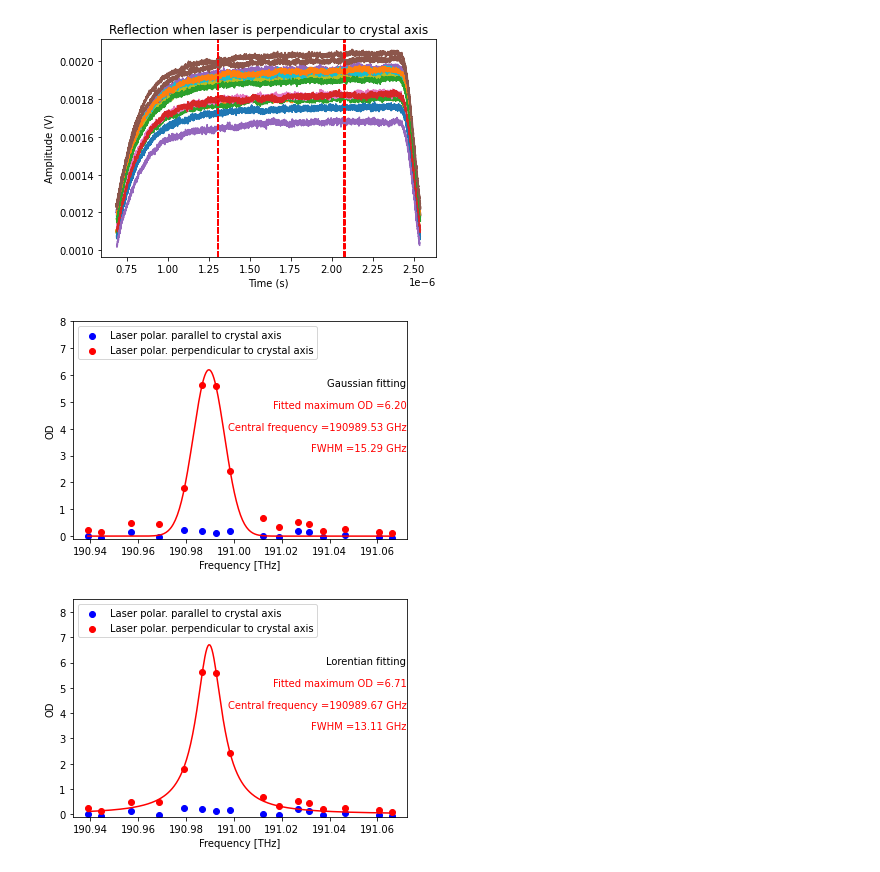
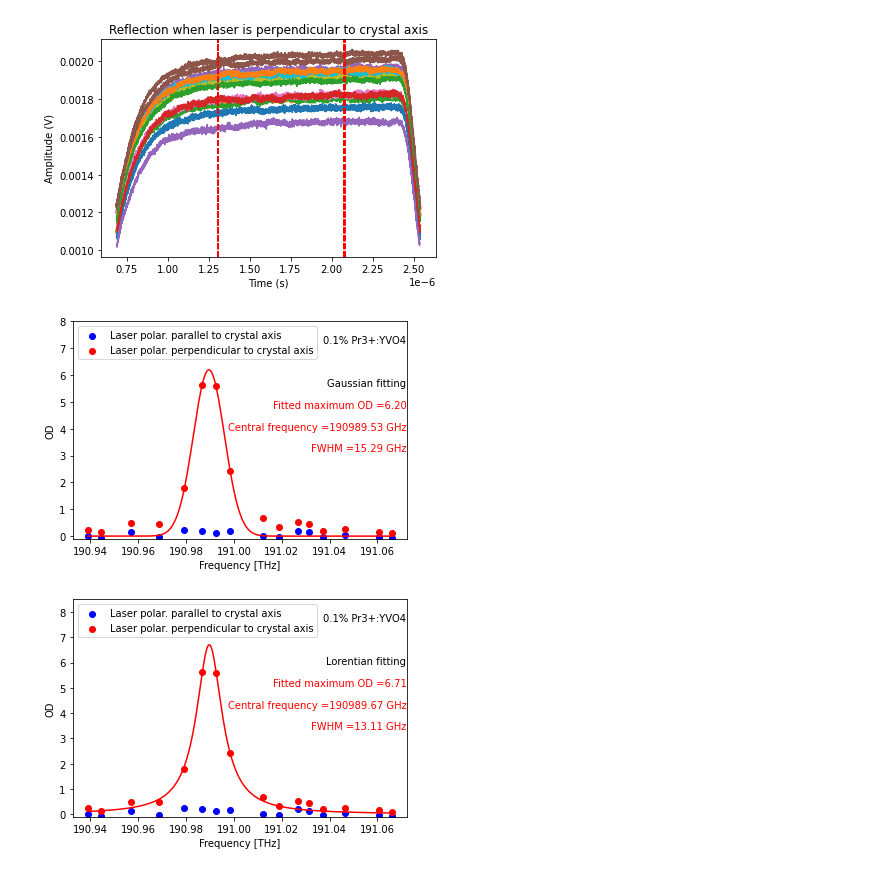
Before and after one commit to JUOM2016/Quick_cal_and_plotting, a Jupyter notebook: absorption_using_SM_laser.ipynb, the cells around one changed output. Saved outputs shown, nothing was run; the diff lists cells and outputs as text; code cells hidden in the pictures.

```diff
--- a/absorption_using_SM_laser.ipynb
+++ b/absorption_using_SM_laser.ipynb
@@ -214,34 +213,40 @@ ax.scatter(freq,OD_parallel,color='b', label='Laser polar. parallel to crystal a
 ax.scatter(freq,OD_perpendicular,color='r', label='Laser polar. perpendicular to crystal axis')
 ax.legend(loc='upper left')
 ax.set_ylim(-0.1,8)
 ax.set_xlabel('Frequency [THz]')
 ax.set_ylabel('OD')
 ax.annotate('FWHM ='+"{:.2f}".format(FWHM)+' GHz',
             xy=(1.057, 0.3), xycoords='axes fraction',
             xytext=(-20, 20), textcoords='offset pixels',
             horizontalalignment='right',
             verticalalignment='bottom',color='r')
 fig.patch.set_facecolor('white')
 ax.annotate('Central frequency ='+"{:.2f}".format(fit[1]*1000)+' GHz',
             xy=(1.057, 0.4), xycoords='axes fraction',
             xytext=(-20, 20), textcoords='offset pixels',
             horizontalalignment='right',
             verticalalignment='bottom',color='r')
 fig.patch.set_facecolor('white')
 ax.annotate('Fitted maximum OD ='+"{:.2f}".format(fit[0]),
             xy=(1.057, 0.5), xycoords='axes fraction',
             xytext=(-20, 20), textcoords='offset pixels',
             horizontalalignment='right',
             verticalalignment='bottom',color='r')
 fig.patch.set_facecolor('white')
 ax.annotate('Gaussian fitting',
             xy=(1.057, 0.6), xycoords='axes fraction',
             xytext=(-20, 20), textcoords='offset pixels',
             horizontalalignment='right',
             verticalalignment='bottom',color='k')
 fig.patch.set_facecolor('white')
+ax.annotate('0.1% Pr3+:YVO4',
+            xy=(1.057, 0.8), xycoords='axes fraction',
+            xytext=(-20, 20), textcoords='offset pixels',
+            horizontalalignment='right',
+            verticalalignment='bottom',color='k')
+fig.patch.set_facecolor('white')
 # %% [output]
-[figure, old version]
+[figure, new version]
 # %%
 def lorentian(x, height, centre, Gmma): # Do a Lorentian fitting here of the calculated OD
     '''Generates Lorentian with given parameters'''
@@ -285,5 +290,11 @@ ax.annotate('Lorentian fitting',
             horizontalalignment='right',
             verticalalignment='bottom',color='k')
 fig.patch.set_facecolor('white')
+ax.annotate('0.1% Pr3+:YVO4',
+            xy=(1.057, 0.8), xycoords='axes fraction',
+            xytext=(-20, 20), textcoords='offset pixels',
+            horizontalalignment='right',
+            verticalalignment='bottom',color='k')
+fig.patch.set_facecolor('white')
 # %% [output]
-[figure, old version]
+[figure, new version]
```
Also changed, not shown: parts of 1 cell of this notebook, 1 other file.
